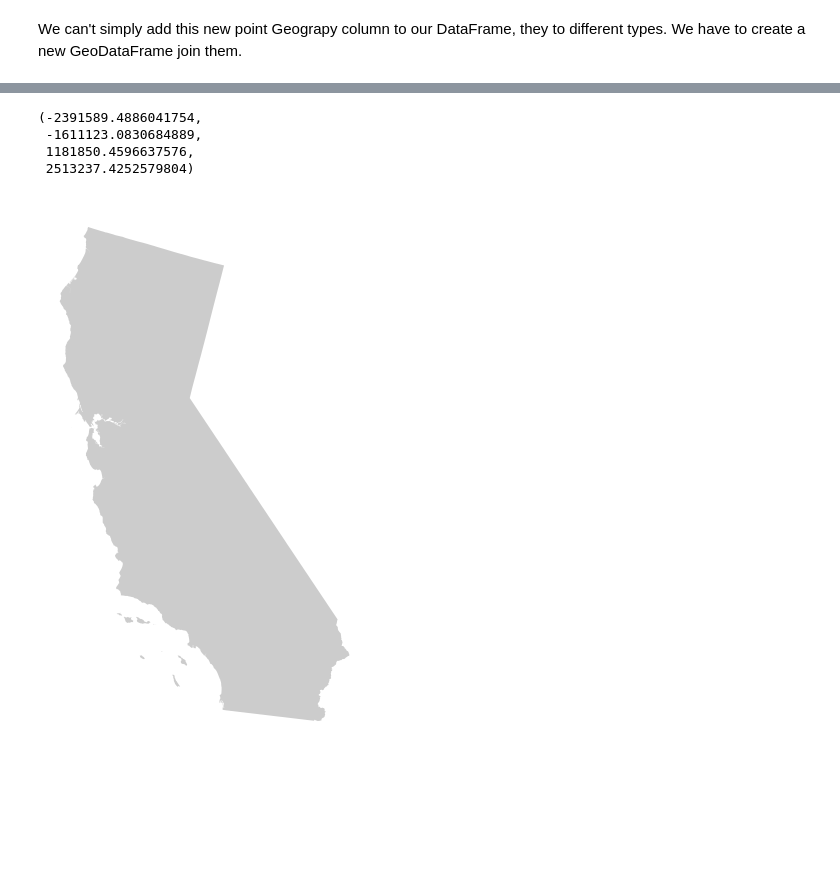
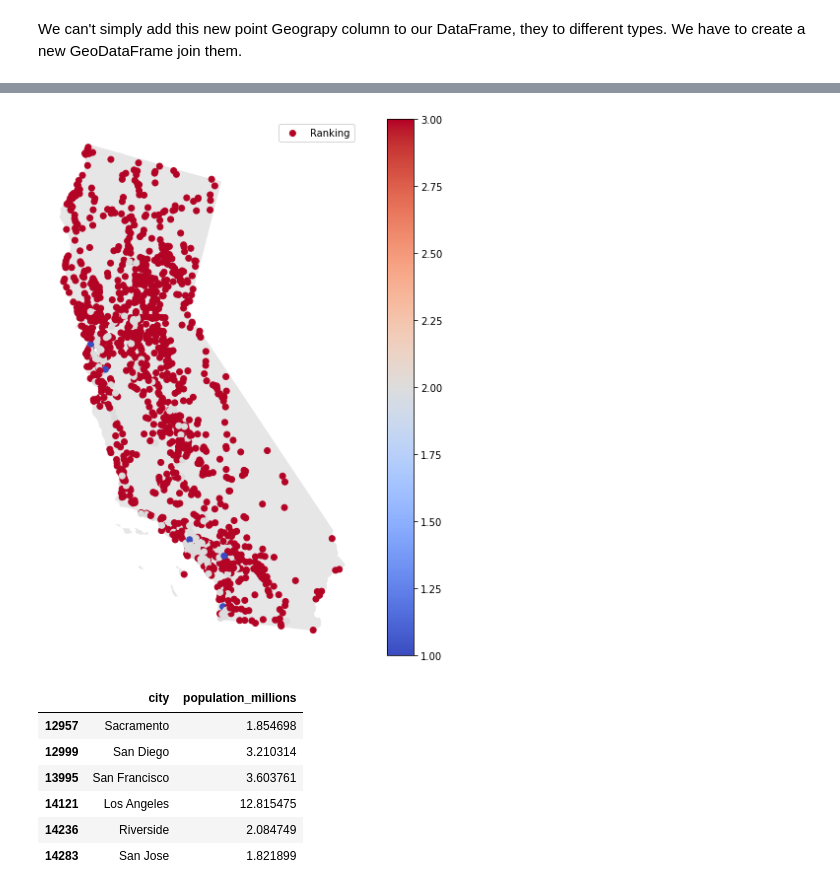
Before and after one commit to iamonmars/notebooks, a Jupyter notebook: basics/geopandas/Geopandas.ipynb, the cells around one changed output, grey strips where cells are left out. Saved outputs shown, nothing was run; the diff lists cells and outputs as text; code cells hidden in the pictures; blank space fills up the shorter version.

```diff
--- a/basics/geopandas/Geopandas.ipynb
+++ b/basics/geopandas/Geopandas.ipynb
@@ -93,7 +104,7 @@ Index(['city', 'city_ascii', 'state_id', 'state_name', 'county_fips',
       dtype='object')
 # %%
 # Filter cities in California
-cities = cities.loc[cities["state_name"] == "California"]
+cities = cities[cities["state_name"] == "California"]
 cities
 # %% [output]
 |  | city | city_ascii | state_id | state_name | county_fips | county_name | county_fips_all | county_name_all | ... |
@@ -126,7 +137,7 @@ dtype: object
 We can't simply add this new point Geograpy column to our DataFrame, they to different types. We have to create a new GeoDataFrame join them.
 # %%
 # Create a GeoDataframe with Dataframe and adding geometry
-geocities = gpd.GeoDataFrame(cities, crs="EPSG:4326", geometry=points)
-geocities.head()
+geocities = gpd.GeoDataFrame(cities, crs="epsg:4326", geometry=points)
+geocities
 # %% [output]
 |  | city | city_ascii | state_id | state_name | county_fips | county_name | county_fips_all | county_name_all | ... |
@@ -140,11 +187,26 @@ We can do it directly `gdf = gpd.GeoDataFrame(df, crs="EPSG:4326", geometry=gpd.
 # %%
-ax = states.loc[states["NAME"].str.contains("California")].to_crs(epsg=5071).plot(
-    figsize=(10,10), color="grey", alpha=0.4
+ax = states[states["NAME"].str.contains("California")].to_crs(epsg=5071).plot(
+    figsize=(10,10), color="grey", alpha=0.2
 )
 ax.axis("off")
+geocities.to_crs(epsg=5071).plot(
+    ax=ax,
+    column="ranking",
+    cmap="coolwarm",
+    label="Ranking",
+    legend=True)
+plt.legend()
+plt.show()
 # %% [output]
-(-2391589.4886041754,
- -1611123.0830684889,
- 1181850.4596637576,
- 2513237.4252579804)
-[figure, old version]
+[figure, new version]
+# %%
+cities["population_millions"] = cities["population"]/1000000
+cities[cities["ranking"] == 1][["city", "population_millions"]]
+# %% [output]
+|  | city | population_millions |
+| 12957 | Sacramento | 1.854698 |
+| 12999 | San Diego | 3.210314 |
+| 13995 | San Francisco | 3.603761 |
+| 14121 | Los Angeles | 12.815475 |
+| 14236 | Riverside | 2.084749 |
+| 14283 | San Jose | 1.821899 |
```
Also changed, not shown: parts of 16 cells of this notebook, 4 other files.
